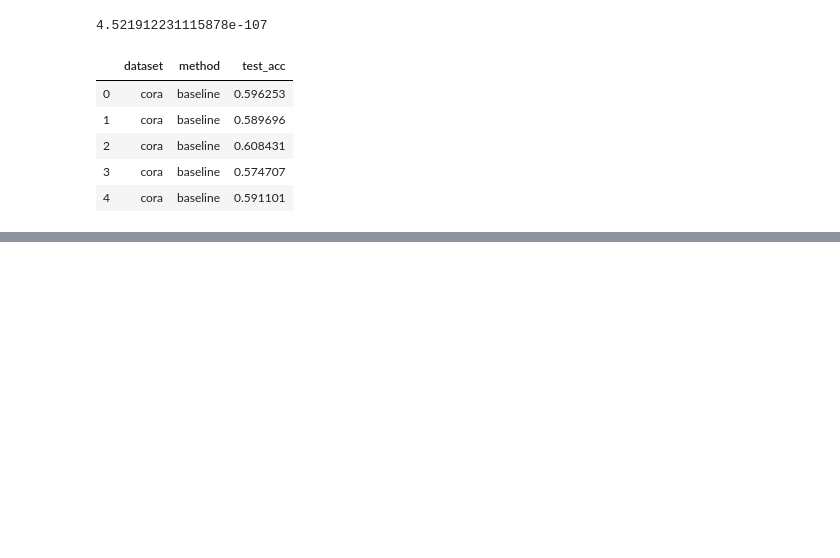
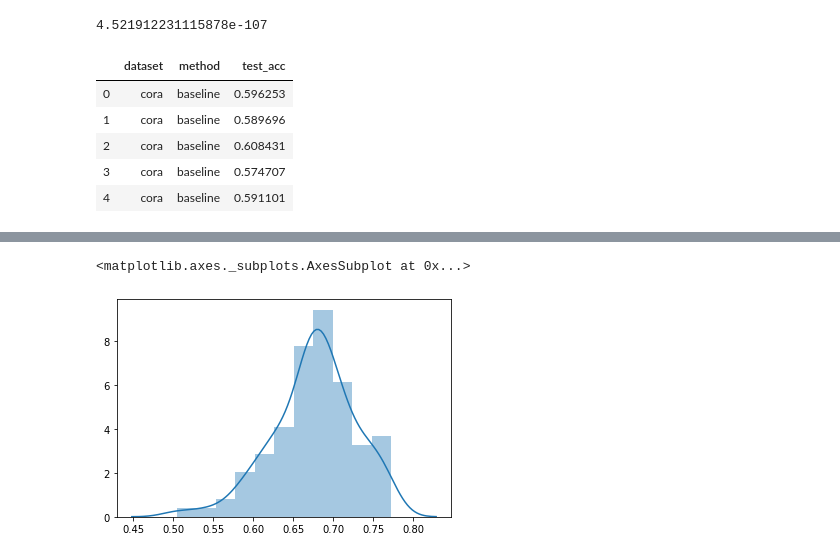
Before and after one commit to sqrhussain/structure-in-gnn, a Jupyter notebook: notebooks/statistical_significance.ipynb, the cells around one changed output, grey strips where cells are left out. Saved outputs shown, nothing was run; the diff lists cells and outputs as text; code cells hidden in the pictures; blank space fills up the shorter version.

```diff
--- a/notebooks/statistical_significance.ipynb
+++ b/notebooks/statistical_significance.ipynb
@@ -165,0 +178,5 @@ statistical_significances_df[(statistical_significances_df.Network=='random')]
+# %%
+sns.distplot(baseline_values)
+# %% [output]
+<matplotlib.axes._subplots.AxesSubplot at 0x...>
+[figure, added]
```
Also changed, not shown: parts of 10 cells of this notebook.
